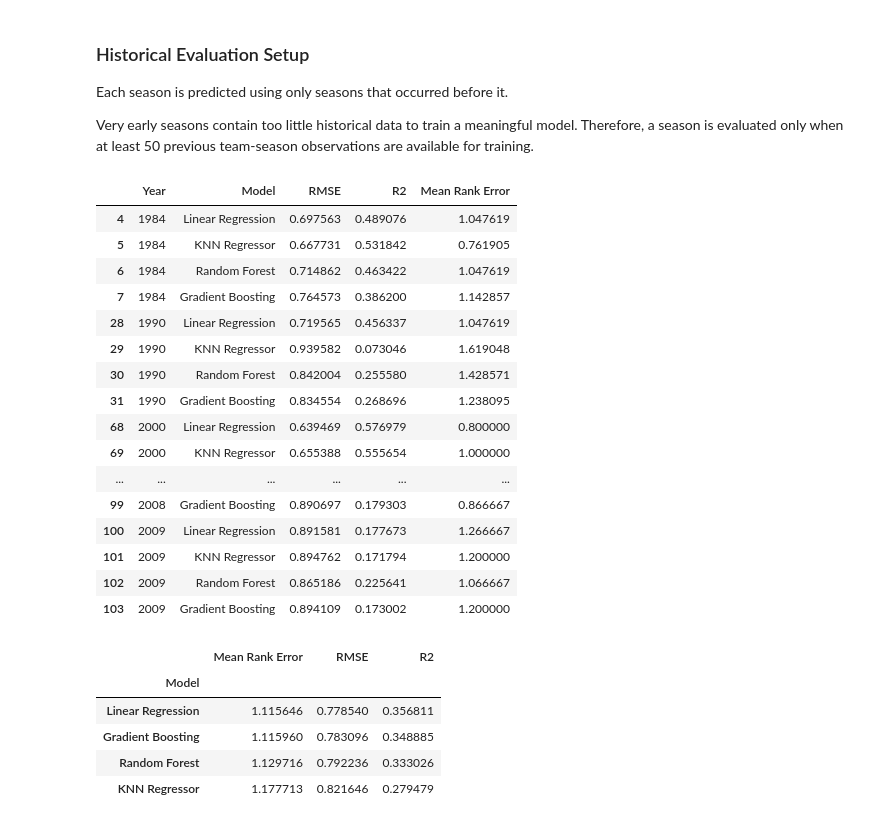
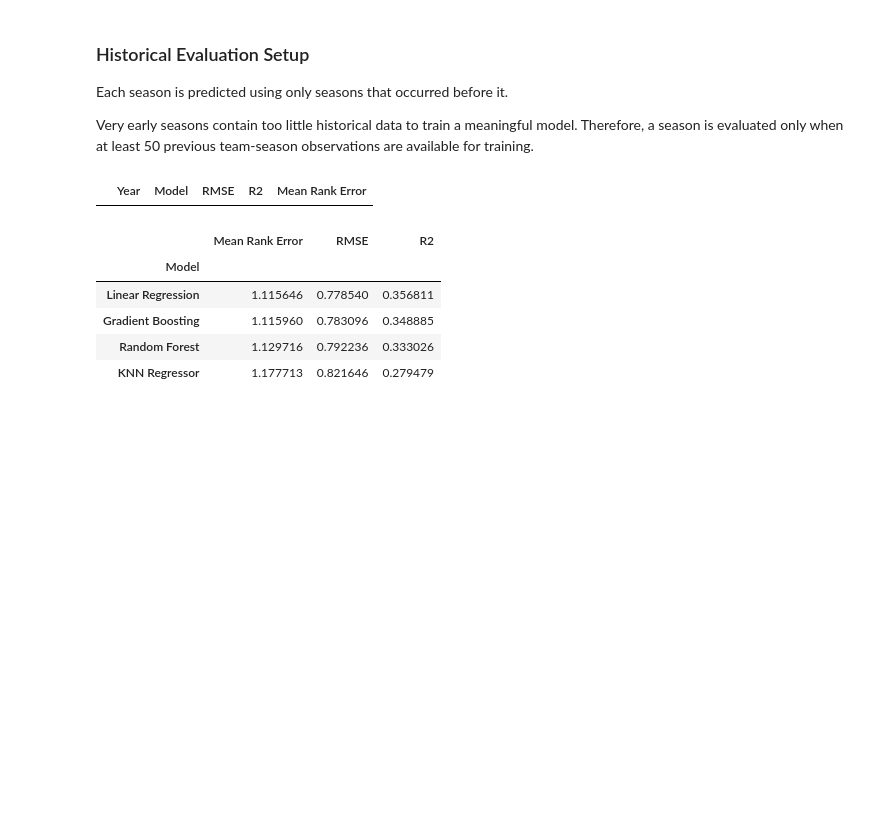
Before and after one commit to RodriguesS2/AC-ML-project, a Jupyter notebook: notebooks/model_Q1.ipynb, the cells around one changed output. Cells and saved outputs as stored; diff of their text form; code cells hidden in the pictures; blank space fills up the shorter version.

```diff
--- a/notebooks/03_modelling_question1.ipynb
+++ b/notebooks/model_Q1.ipynb
@@ -658,57 +658,36 @@ def evaluate_year(target_year):
 
     return pd.DataFrame(year_results)
 # %%
-#selected age to start the analysis
+#selected year to start the analysis
 START_YEAR = 1982
 
 years_to_test = sorted(
     df.loc[
         (df["year"] >= START_YEAR) & (df["year"] <= 2009),
         "year"
     ].dropna().unique()
 )
 
 #remove the first year because it does not have the complete info needed
 years_to_test = years_to_test[1:]
 
 all_results = pd.concat(
     [
         evaluate_year(year)
         for year in years_to_test
     ],
     ignore_index=True
 )
 
 years_to_show = [
-    1984,
-    1990,
-    2000,
-    2005,
-    2008,
-    2009
+
 ]
 
 all_results[
     all_results["Year"].isin(years_to_show)
 ]
 # %% [output]
 |  | Year | Model | RMSE | R2 | Mean Rank Error |
-| 4 | 1984 | Linear Regression | 0.697563 | 0.489076 | 1.047619 |
-| 5 | 1984 | KNN Regressor | 0.667731 | 0.531842 | 0.761905 |
-| 6 | 1984 | Random Forest | 0.714862 | 0.463422 | 1.047619 |
-| 7 | 1984 | Gradient Boosting | 0.764573 | 0.386200 | 1.142857 |
-| 28 | 1990 | Linear Regression | 0.719565 | 0.456337 | 1.047619 |
-| 29 | 1990 | KNN Regressor | 0.939582 | 0.073046 | 1.619048 |
-| 30 | 1990 | Random Forest | 0.842004 | 0.255580 | 1.428571 |
-| 31 | 1990 | Gradient Boosting | 0.834554 | 0.268696 | 1.238095 |
-| 68 | 2000 | Linear Regression | 0.639469 | 0.576979 | 0.800000 |
-| 69 | 2000 | KNN Regressor | 0.655388 | 0.555654 | 1.000000 |
-| ... | ... | ... | ... | ... | ... |
-| 99 | 2008 | Gradient Boosting | 0.890697 | 0.179303 | 0.866667 |
-| 100 | 2009 | Linear Regression | 0.891581 | 0.177673 | 1.266667 |
-| 101 | 2009 | KNN Regressor | 0.894762 | 0.171794 | 1.200000 |
-| 102 | 2009 | Random Forest | 0.865186 | 0.225641 | 1.066667 |
-| 103 | 2009 | Gradient Boosting | 0.894109 | 0.173002 | 1.200000 |
 # %%
 model_summary = (
     all_results
```
Also changed, not shown: parts of 2 cells of this notebook, 5 other files.
